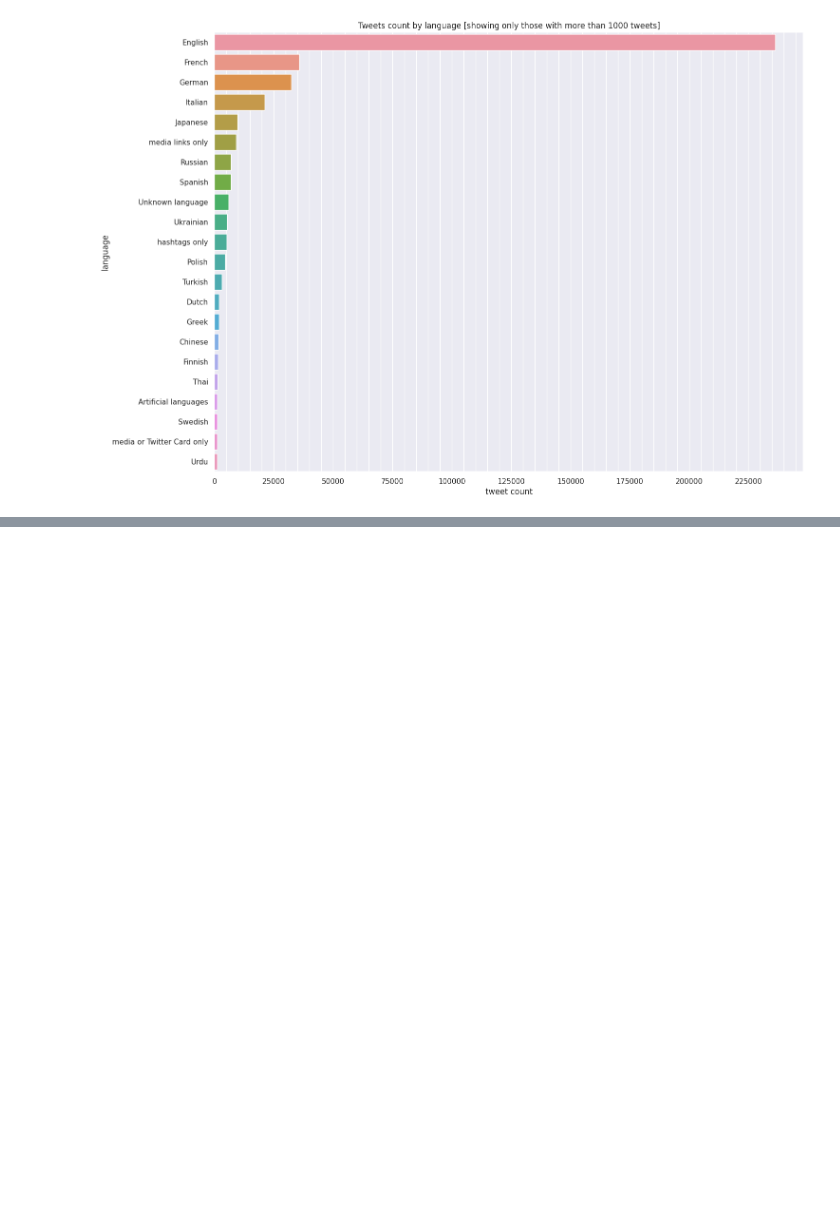
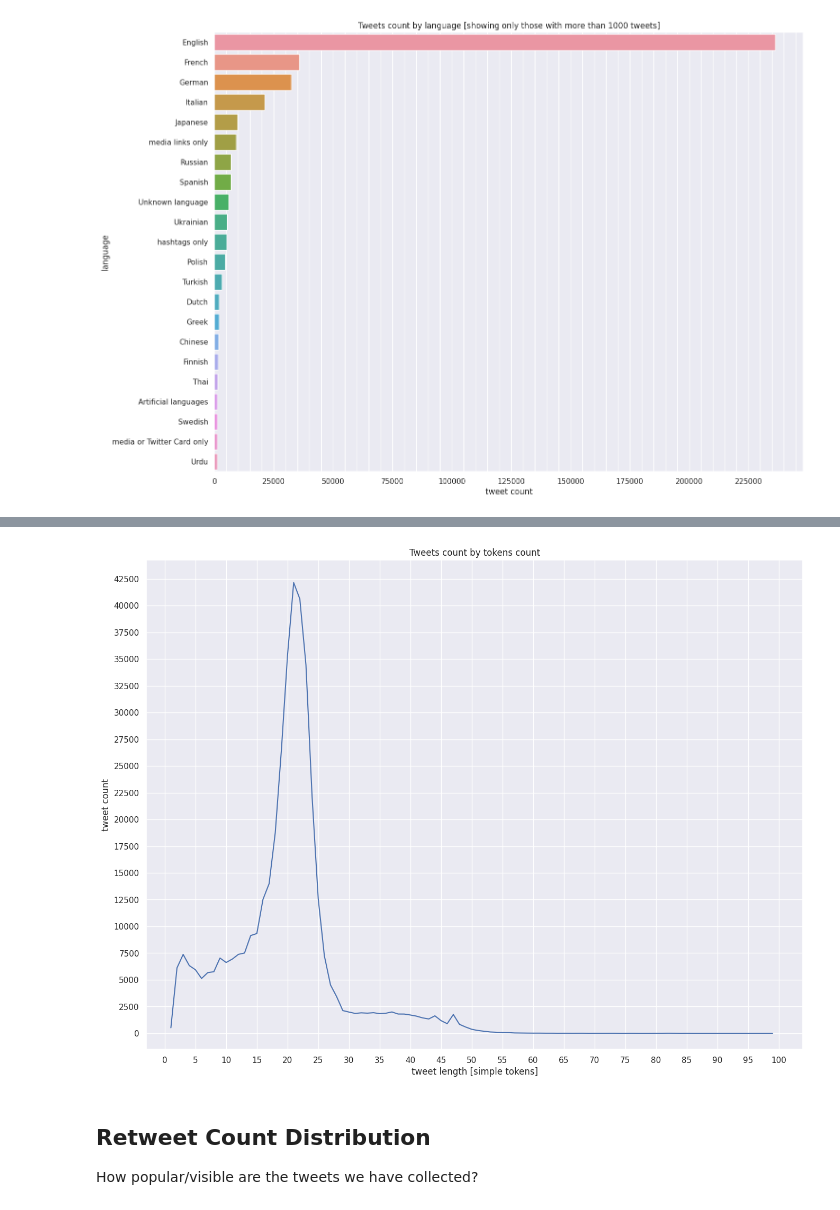
Before and after one commit to Goader/ukraine-tweets-eda, a Jupyter notebook: entry-level-exploration-dask.ipynb, the cells around one changed output, grey strips where cells are left out. Drawn from its saved outputs; the diff is of its cells as text; code cells hidden in the pictures; blank space fills up the shorter version.

Commit message:
more distributions

```diff
--- a/entry-level-exploration-dask.ipynb
+++ b/entry-level-exploration-dask.ipynb
@@ -167,0 +228,5 @@ plt.show()
+# %%
+def simple_token_count(text: str) -> int:
+    return len(text.strip().split())
+# %%
+tweet_token_counts = df['full_text'].map(simple_token_count).value_counts().compute()
@@ -167,0 +248,26 @@ plt.show()
+# %%
+token_counts_idxs = np.argsort(tweet_token_counts.index.values)
+x = tweet_token_counts.index.values[token_counts_idxs]
+y = tweet_token_counts.values[token_counts_idxs]
+# %%
+fig, ax = plt.subplots(figsize=(16, 12))
+ax.plot(x, y)
+
+ax.set_title('Tweets count by tokens count')
+
+ax.set_xticks(np.arange(0, 105, 5), minor=False)
+ax.set_yticks(np.arange(0, 45000, 2500), minor=False)
+
+ax.set_xlim(-3)
+ax.set_ylim(-1500)
+
+ax.set_xlabel('tweet length [simple tokens]')
+ax.set_ylabel('tweet count')
+
+plt.show()
+# %% [output]
+[figure, added]
+# %% [markdown]
+## Retweet Count Distribution
+
+How popular/visible are the tweets we have collected?
```
Also changed, not shown: parts of 18 cells of this notebook.
